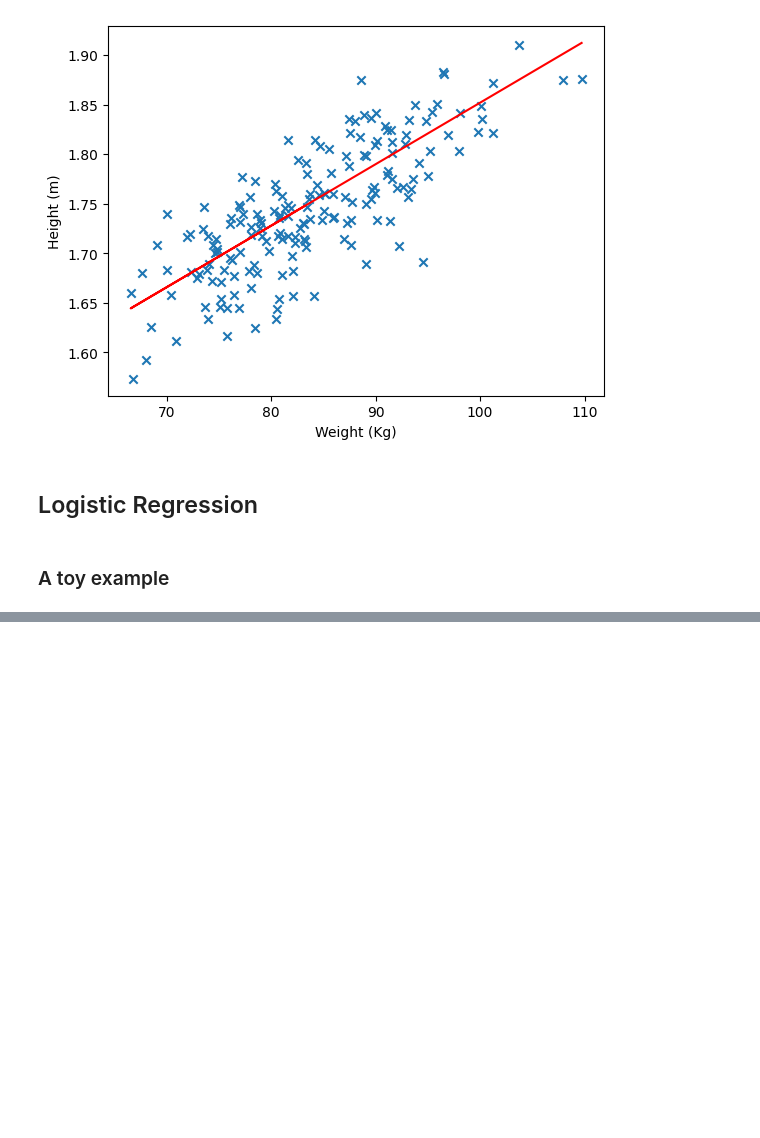
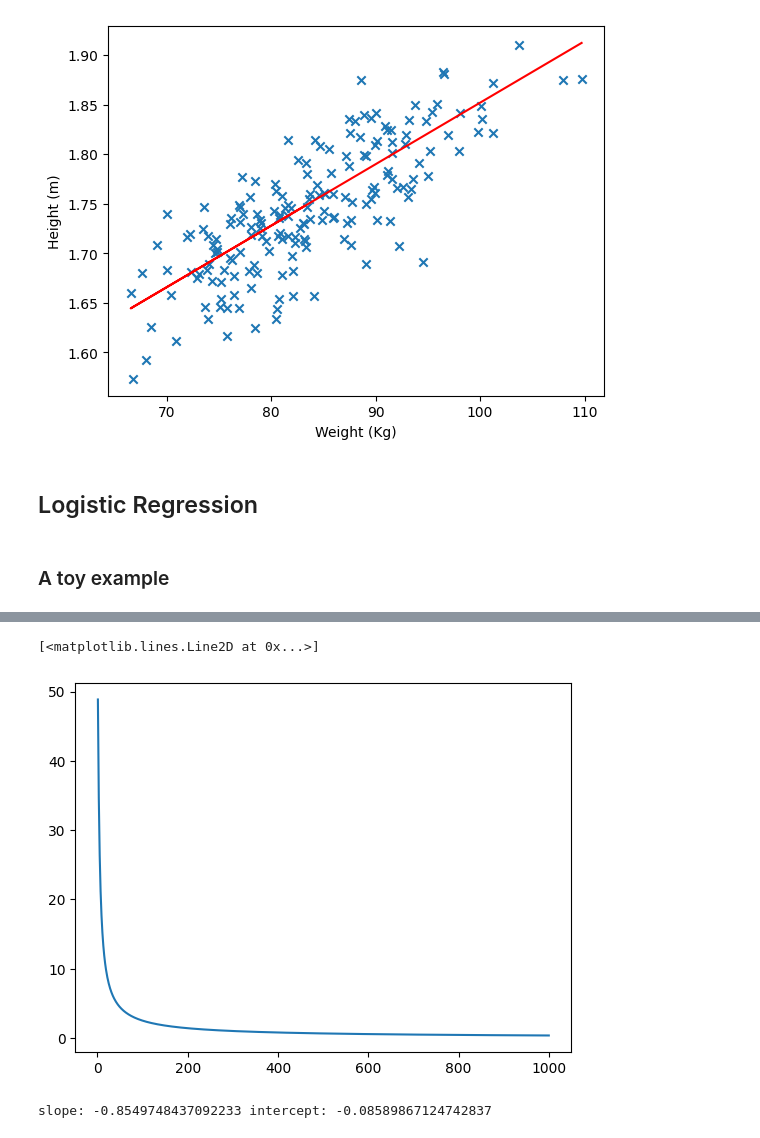
Before and after one commit to alucantonio/data_science, a Jupyter notebook: basicml.ipynb, the cells around one changed output, grey strips where cells are left out. Cells and saved outputs as stored; diff of their text form; code cells hidden in the pictures; blank space fills up the shorter version.

```diff
--- a/basicml.ipynb
+++ b/basicml.ipynb
@@ -155,0 +164,14 @@ class LogisticRegression:
+# %%
+# Ploting cost value vs number of iterations
+plt.plot(np.arange(1,len(lr.cost_)+1,1),lr.cost_)
+# %% [output]
+[<matplotlib.lines.Line2D at 0x...>]
+[figure, added]
+# %%
+# Finding slope and intercept for decission line ploting
+slope=(0-(-lr.w_[2]/lr.w_[1]))/(-lr.w_[2]/lr.w_[0])
+intercept=-lr.w_[2]/lr.w_[1]
+
+print('slope:',slope,'intercept:',intercept)
+# %% [output]
+slope: -0.8549748437092233 intercept: -0.08589867124742837
```
Also changed, not shown: parts of 10 cells of this notebook, 11 other files.
